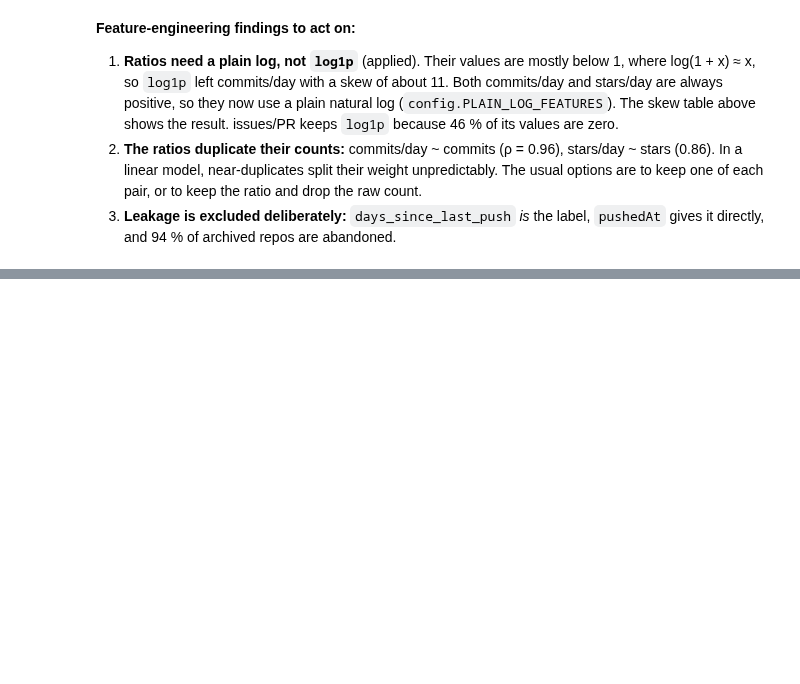
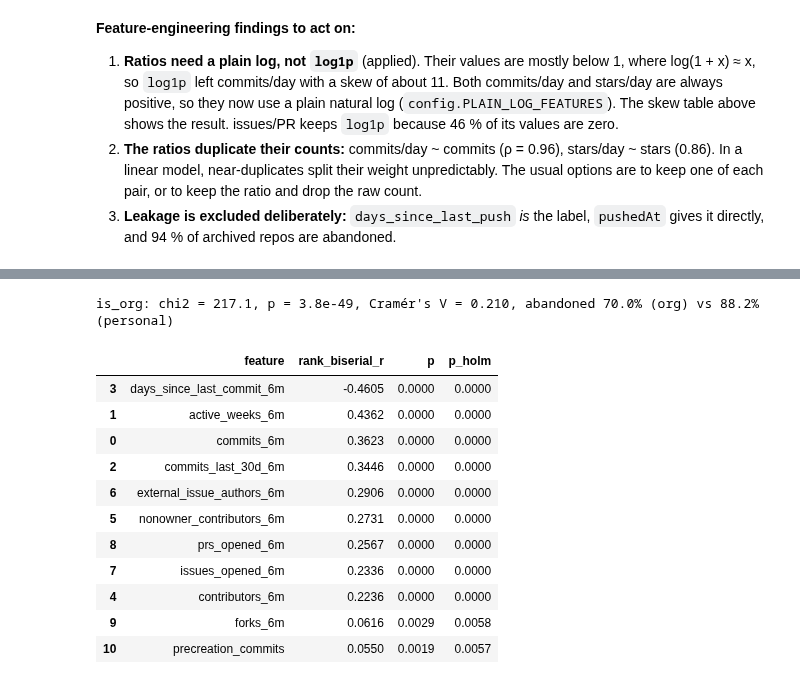
Before and after one commit to aminsaidane/github-abandonment-predection, a Jupyter notebook: notebooks/eda.ipynb, the cells around one changed output, grey strips where cells are left out. Cells and saved outputs as stored; diff of their text form; code cells hidden in the pictures; blank space fills up the shorter version.

```diff
--- a/notebooks/eda.ipynb
+++ b/notebooks/eda.ipynb
@@ -887,0 +938,8 @@ pd.DataFrame([(a, b, df[[a, b]].corr(method="spearman").iat[0, 1]) for a, b in p
+# %%
+EARLY = ["commits_6m", "active_weeks_6m", "commits_last_30d_6m", "days_since_last_commit_6m",
+         "contributors_6m", "nonowner_contributors_6m", "external_issue_authors_6m",
+         "issues_opened_6m", "prs_opened_6m", "forks_6m", "precreation_commits"]
+early_med = early.groupby("abandoned")[EARLY].median().T.rename(columns=CLASS_NAMES)
+early_med["share_nonzero"] = (early[EARLY] > 0).mean().round(3)
+early_med.to_csv(TAB_DIR / "early_medians_by_class.csv")
+early_med
@@ -887,0 +1026,35 @@ pd.DataFrame([(a, b, df[[a, b]].corr(method="spearman").iat[0, 1]) for a, b in p
+# %%
+def mw_on(d, col):
+    a, b = d.loc[d.abandoned == 0, col], d.loc[d.abandoned == 1, col]
+    u, p = stats.mannwhitneyu(a, b, alternative="two-sided")
+    return 2 * u / (len(a) * len(b)) - 1, p
+
+rows = [(c, *mw_on(early, c)) for c in EARLY]
+t_is_org = pd.crosstab(early.is_org, early.abandoned)
+chi2_org, p_org, _, _ = stats.chi2_contingency(t_is_org)
+early_tests = pd.DataFrame(rows, columns=["feature", "rank_biserial_r", "p"])
+m = len(early_tests) + 1
+order = early_tests["p"].sort_values().index; running = 0.0; holm = np.empty(len(early_tests))
+for rank, idx in enumerate(order):
+    running = max(running, min(1.0, (m - rank) * early_tests.at[idx, "p"])); holm[idx] = running
+early_tests["p_holm"] = holm
+early_tests = early_tests.reindex(early_tests.rank_biserial_r.abs().sort_values(ascending=False).index)
+early_tests.to_csv(TAB_DIR / "early_tests.csv", index=False)
+print(f"is_org: chi2 = {chi2_org:.1f}, p = {p_org:.1e}, Cramér's V = {np.sqrt(chi2_org / len(early)):.3f}, "
+      f"abandoned {early.loc[early.is_org == 1, 'abandoned'].mean():.1%} (org) vs "
+      f"{early.loc[early.is_org == 0, 'abandoned'].mean():.1%} (personal)")
+early_tests.round(4)
+# %% [output]
+is_org: chi2 = 217.1, p = 3.8e-49, Cramér's V = 0.210, abandoned 70.0% (org) vs 88.2% (personal)
+|  | feature | rank_biserial_r | p | p_holm |
+| 3 | days_since_last_commit_6m | -0.4605 | 0.0000 | 0.0000 |
+| 1 | active_weeks_6m | 0.4362 | 0.0000 | 0.0000 |
+| 0 | commits_6m | 0.3623 | 0.0000 | 0.0000 |
+| 2 | commits_last_30d_6m | 0.3446 | 0.0000 | 0.0000 |
+| 6 | external_issue_authors_6m | 0.2906 | 0.0000 | 0.0000 |
+| 5 | nonowner_contributors_6m | 0.2731 | 0.0000 | 0.0000 |
+| 8 | prs_opened_6m | 0.2567 | 0.0000 | 0.0000 |
+| 7 | issues_opened_6m | 0.2336 | 0.0000 | 0.0000 |
+| 4 | contributors_6m | 0.2236 | 0.0000 | 0.0000 |
+| 9 | forks_6m | 0.0616 | 0.0029 | 0.0058 |
+| 10 | precreation_commits | 0.0550 | 0.0019 | 0.0057 |
```
Also changed, not shown: parts of 14 cells of this notebook, 16 other files.
